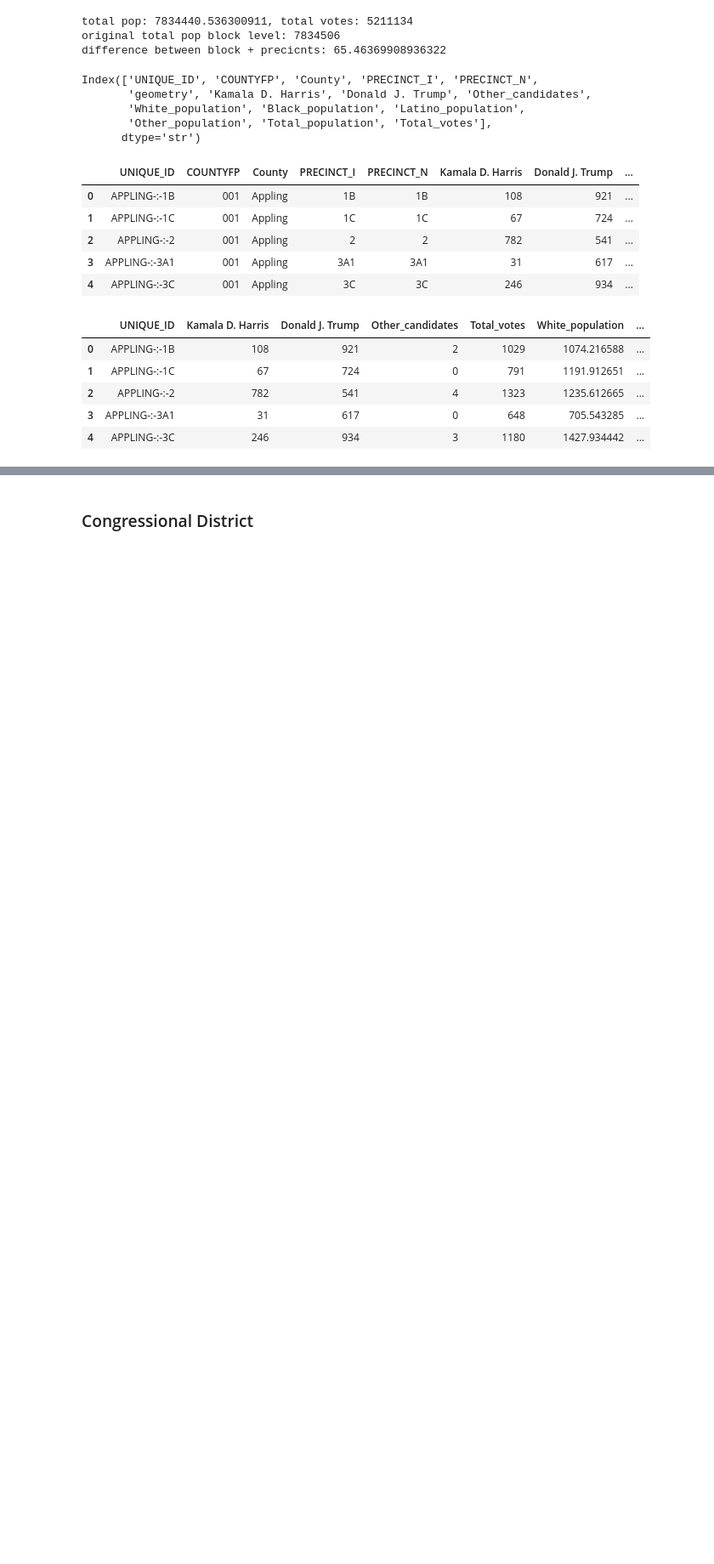
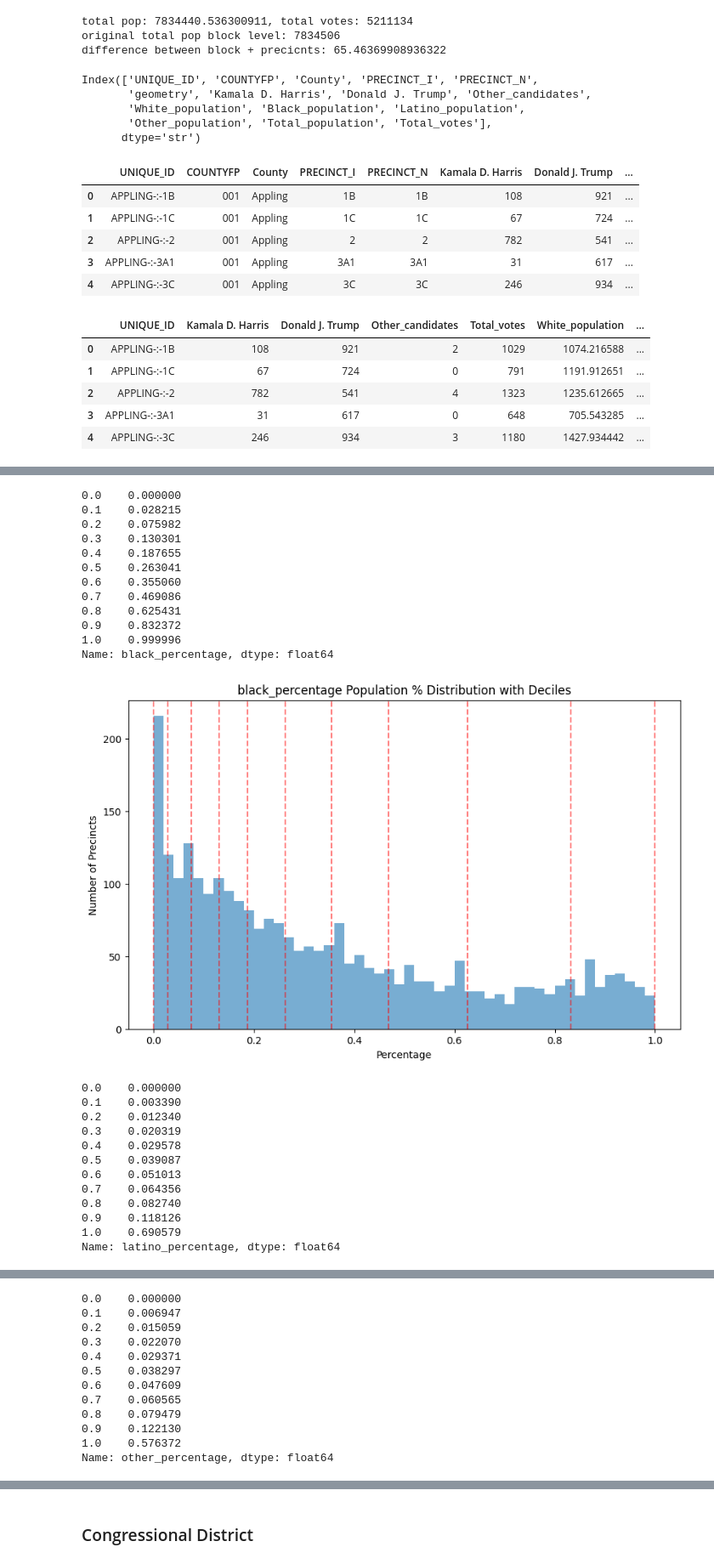
Before and after one commit to CSE416-Rockies/Rockies-VRA-Repeal-Analysis, a Jupyter notebook: preprocessing/GA.ipynb, the cells around one changed output, grey strips where cells are left out. Shown at 85% size. Saved outputs shown, nothing was run; the diff lists cells and outputs as text; code cells hidden in the pictures; blank space fills up the shorter version.

```diff
--- a/preprocessing/GA.ipynb
+++ b/preprocessing/GA.ipynb
@@ -434,0 +451,14 @@ final_precincts.to_file("Georgia/seawulf.gpkg", driver="GPKG")
+# %%
+rename_demographic = {'UNIQUE_ID': 'precinct', 'Total_population': 'total_population',
+                      'White_population': 'white_percentage', 'Black_population': 'black_percentage',
+                       'Latino_population': 'latino_percentage', 'Other_population': 'other_percentage'
+                      }
+demographic_precincts = demographic_precincts.rename(columns=rename_demographic)
+demographic_precincts.head()
+
+demographic_precincts['white_percentage'] = demographic_precincts['white_percentage']/demographic_precincts['total_population']
+demographic_precincts['black_percentage'] = demographic_precincts['black_percentage']/demographic_precincts['total_population']
+demographic_precincts['latino_percentage'] = demographic_precincts['latino_percentage']/demographic_precincts['total_population']
+demographic_precincts['other_percentage'] = demographic_precincts['other_percentage']/demographic_precincts['total_population']
+# %%
+demographic_precincts['precinct'] = 'Precinct ' + demographic_precincts['precinct']
@@ -434,0 +479,3 @@ final_precincts.to_file("Georgia/seawulf.gpkg", driver="GPKG")
+# %%
+demographic_precincts = demographic_precincts.fillna(0)
+demographic_precincts[demographic_precincts.isna().any(axis=1)]
@@ -434,0 +484,3 @@ final_precincts.to_file("Georgia/seawulf.gpkg", driver="GPKG")
+# %%
+demographic_precincts = demographic_precincts.to_crs(epsg=4326)
+demographic_precincts.head()
@@ -434,0 +496,47 @@ final_precincts.to_file("Georgia/seawulf.gpkg", driver="GPKG")
+# %%
+races = ['black_percentage', 'latino_percentage', 'other_percentage']
+for col in races:
+    values = demographic_precincts[col]
+    if values.isna().sum() > 0:
+        print(f"{col} has nan")
+    deciles = demographic_precincts[col].quantile(np.linspace(0, 1, 11))
+    print(deciles)
+
+    plt.figure(figsize=(10,6))
+
+    plt.hist(values, bins=50, alpha=0.6)
+
+    # draw vertical lines for deciles
+    for d in deciles:
+        plt.axvline(d, color="red", linestyle="--", alpha=0.5)
+
+    plt.title(f"{col} Population % Distribution with Deciles")
+    plt.xlabel("Percentage")
+    plt.ylabel("Number of Precincts")
+    plt.show()
+# %% [output]
+0.0    0.000000
+0.1    0.028215
+0.2    0.075982
+0.3    0.130301
+0.4    0.187655
+0.5    0.263041
+0.6    0.355060
+0.7    0.469086
+0.8    0.625431
+0.9    0.832372
+1.0    0.999996
+Name: black_percentage, dtype: float64
+[figure, added]
+0.0    0.000000
+0.1    0.003390
+0.2    0.012340
+0.3    0.020319
+0.4    0.029578
+0.5    0.039087
+0.6    0.051013
+0.7    0.064356
+0.8    0.082740
+0.9    0.118126
+1.0    0.690579
+Name: latino_percentage, dtype: float64
@@ -434,0 +544,12 @@ final_precincts.to_file("Georgia/seawulf.gpkg", driver="GPKG")
+0.0    0.000000
+0.1    0.006947
+0.2    0.015059
+0.3    0.022070
+0.4    0.029371
+0.5    0.038297
+0.6    0.047609
+0.7    0.060565
+0.8    0.079479
+0.9    0.122130
+1.0    0.576372
+Name: other_percentage, dtype: float64
```
Also changed, not shown: parts of 46 cells of this notebook, 11 other files.
